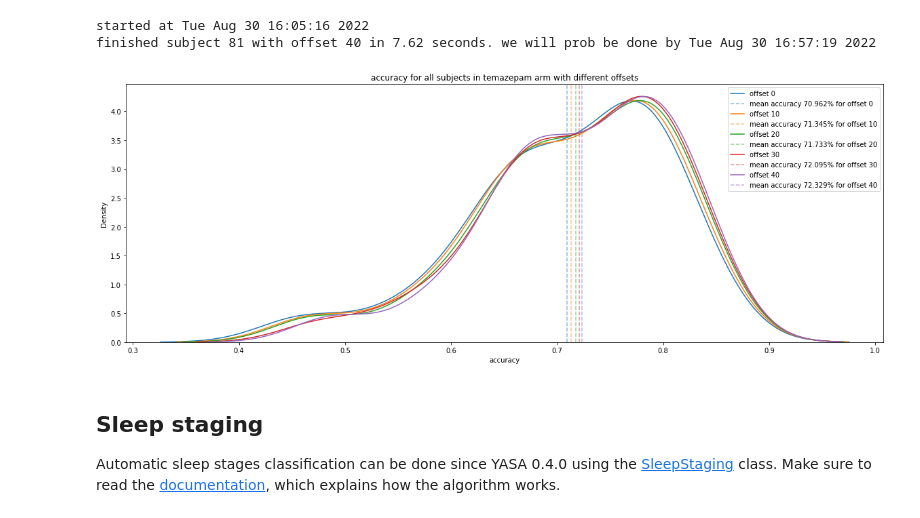
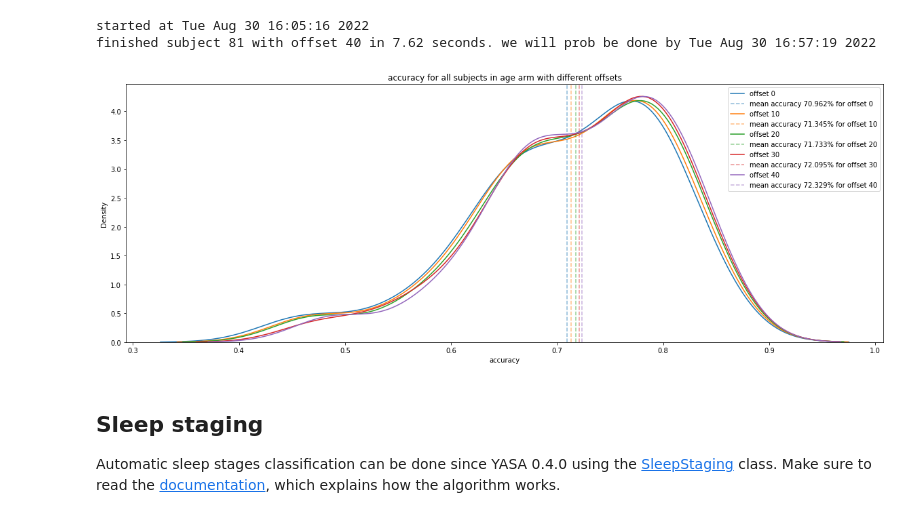
Before and after one commit to tmorshed/yasa, a Jupyter notebook: notebooks/14_automatic_sleep_staging.ipynb, the cells around one changed output. Saved outputs shown, nothing was run; the diff lists cells and outputs as text; code cells hidden in the pictures.

Commit message:
fixed a figure title

```diff
--- a/notebooks/14_automatic_sleep_staging.ipynb
+++ b/notebooks/14_automatic_sleep_staging.ipynb
@@ -356,23 +356,24 @@ finished subject 81 with offset 40 in 7.62 seconds. we will prob be done by Tue
 # %%
 c=sns.color_palette(n_colors=5)
 plt.figure(figsize=(20,7));
 for _n, offset in enumerate(_accs):
     _l = [v for v in _accs[offset].values() if v is not np.nan]
     sns.kdeplot((_l), label='offset {}'.format(offset), color=c[_n])
     plt.axvline(x=np.mean(_l),
                 linestyle='--',
                 color=c[_n],
                 label='mean accuracy {}% for offset {}'.format(round(np.mean(_l)*100, 3),
                                                         offset
                                                         ),
                 alpha=0.5
                 )
-plt.title('accuracy for all subjects in temazepam arm with different offsets')
+
+plt.title('accuracy for all subjects in age arm with different offsets')
 plt.xlabel('accuracy')
 plt.legend()
 plt.show()
 # %% [output]
-[figure, old version]
+[figure, new version]
 # %% [markdown]
 ## Sleep staging
 
```
